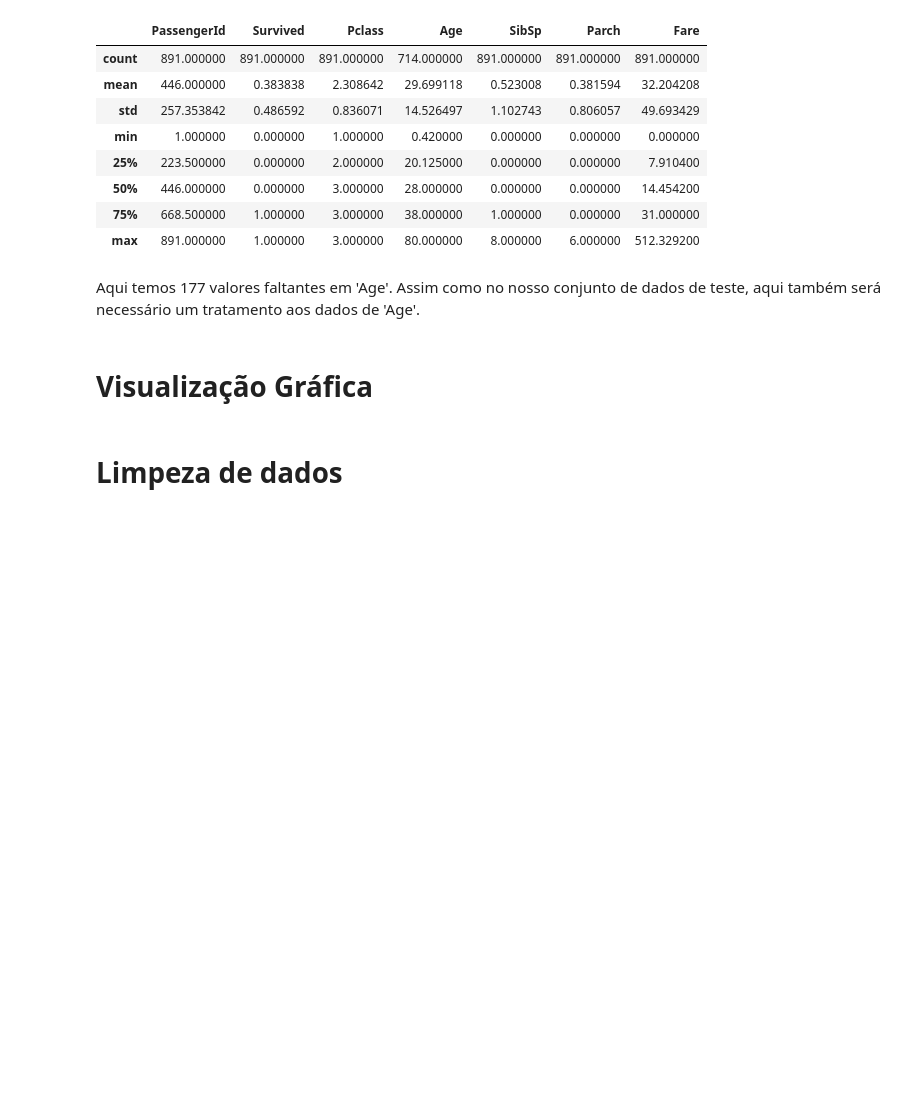
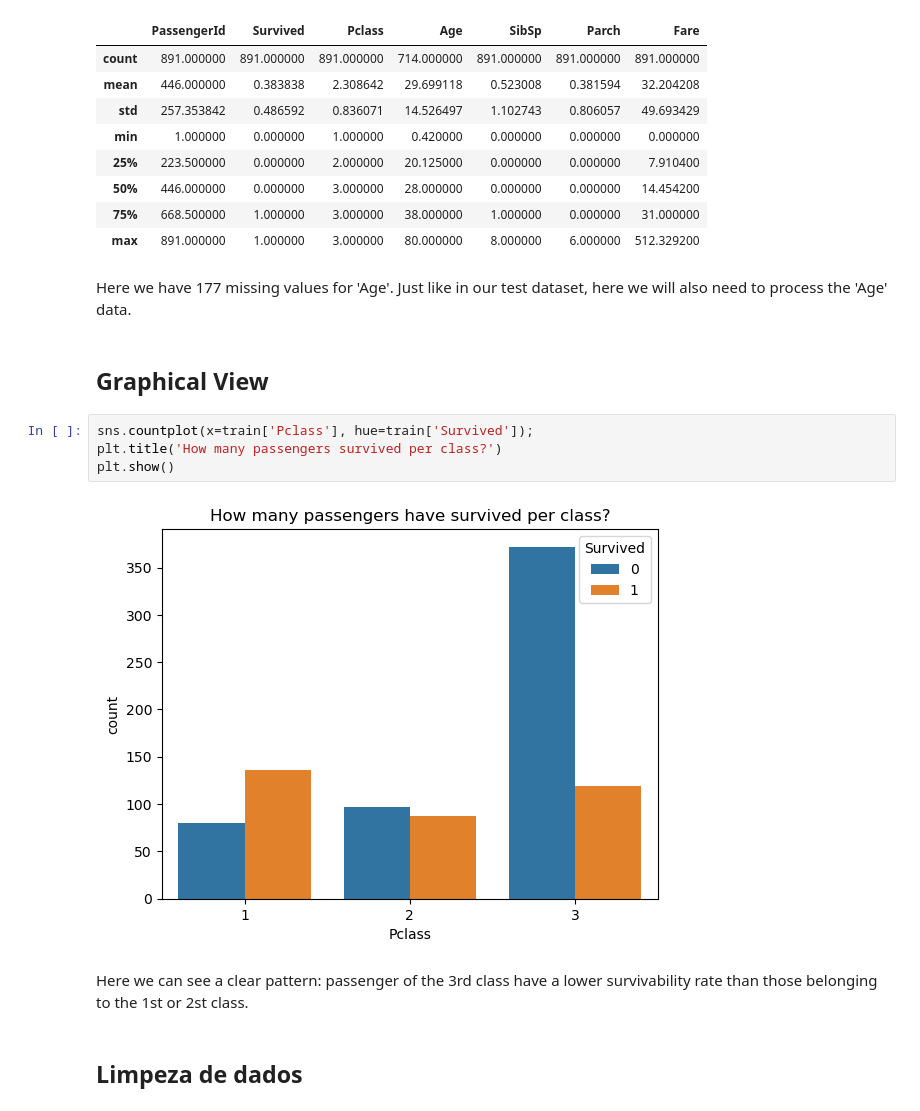
Before and after one commit to YohanFr18/titanic-naive-bayes, a Jupyter notebook: notebooks/naive_bayes.ipynb, the cells around one changed output. Cells and saved outputs as stored; diff of their text form; blank space fills up the shorter version.

Commit message:
Graphical views

```diff
--- a/notebooks/naive_bayes.ipynb
+++ b/notebooks/naive_bayes.ipynb
@@ -67,9 +67,17 @@ train.describe()
 | 50% | 446.000000 | 0.000000 | 3.000000 | 28.000000 | 0.000000 | 0.000000 | 14.454200 |
 | 75% | 668.500000 | 1.000000 | 3.000000 | 38.000000 | 1.000000 | 0.000000 | 31.000000 |
 | max | 891.000000 | 1.000000 | 3.000000 | 80.000000 | 8.000000 | 6.000000 | 512.329200 |
-# %% [markdown]
-Aqui temos 177 valores faltantes em 'Age'. Assim como no nosso conjunto de dados de teste, aqui também será necessário um tratamento aos dados de 'Age'.
-# %% [markdown]
-# Visualização Gráfica
+# %% [markdown]
+Here we have 177 missing values for 'Age'. Just like in our test dataset, here we will also need to process the 'Age' data.
+# %% [markdown]
+## Graphical View
+# %%
+sns.countplot(x=train['Pclass'], hue=train['Survived']);
+plt.title('How many passengers survived per class?')
+plt.show()
+# %% [output]
+[figure, added]
+# %% [markdown]
+Here we can see a clear pattern: passenger of the 3rd class have a lower survivability rate than those belonging to the 1st or 2st class.
 # %% [markdown]
-# Limpeza de dados
+## Limpeza de dados
```
Also changed, not shown: parts of 10 cells of this notebook.
